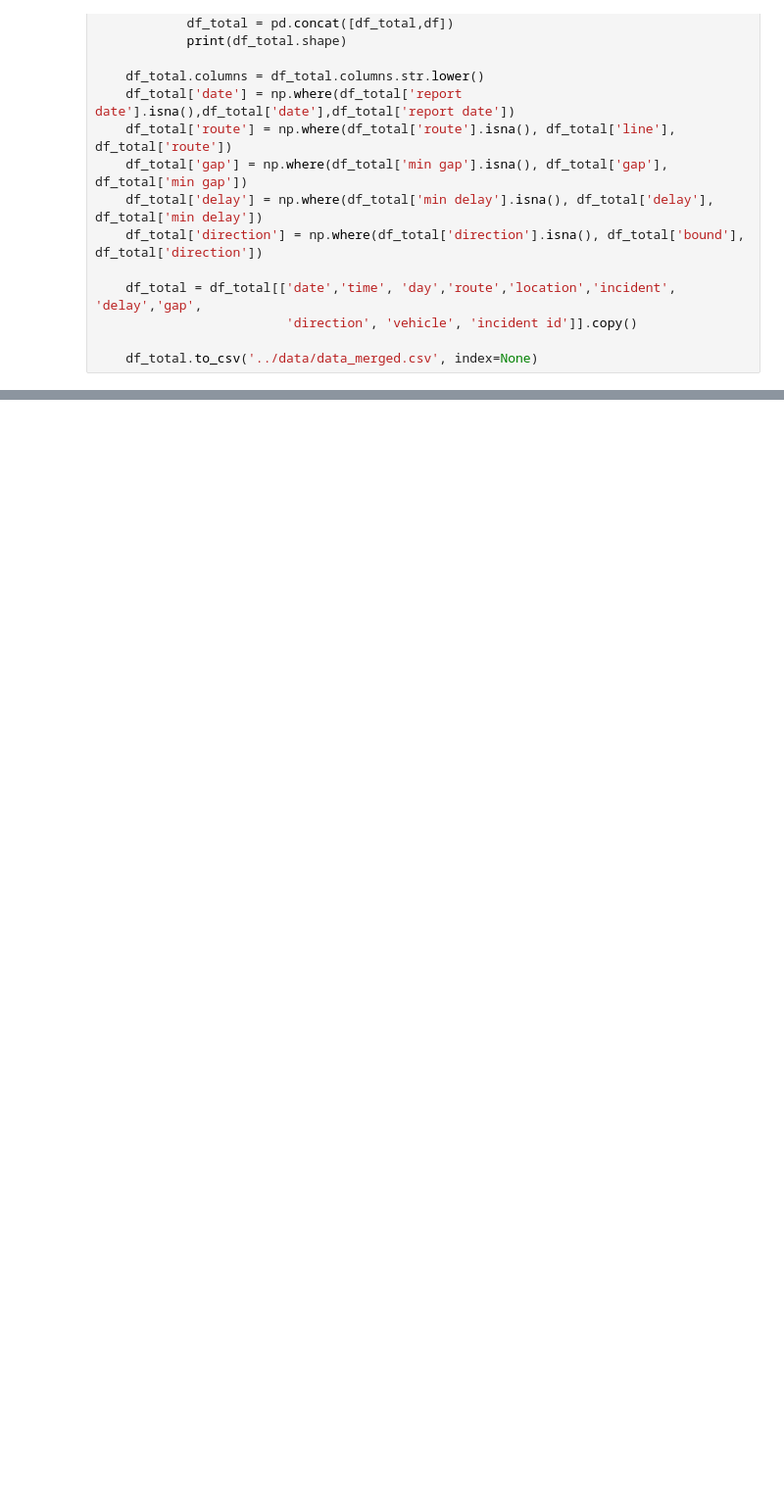
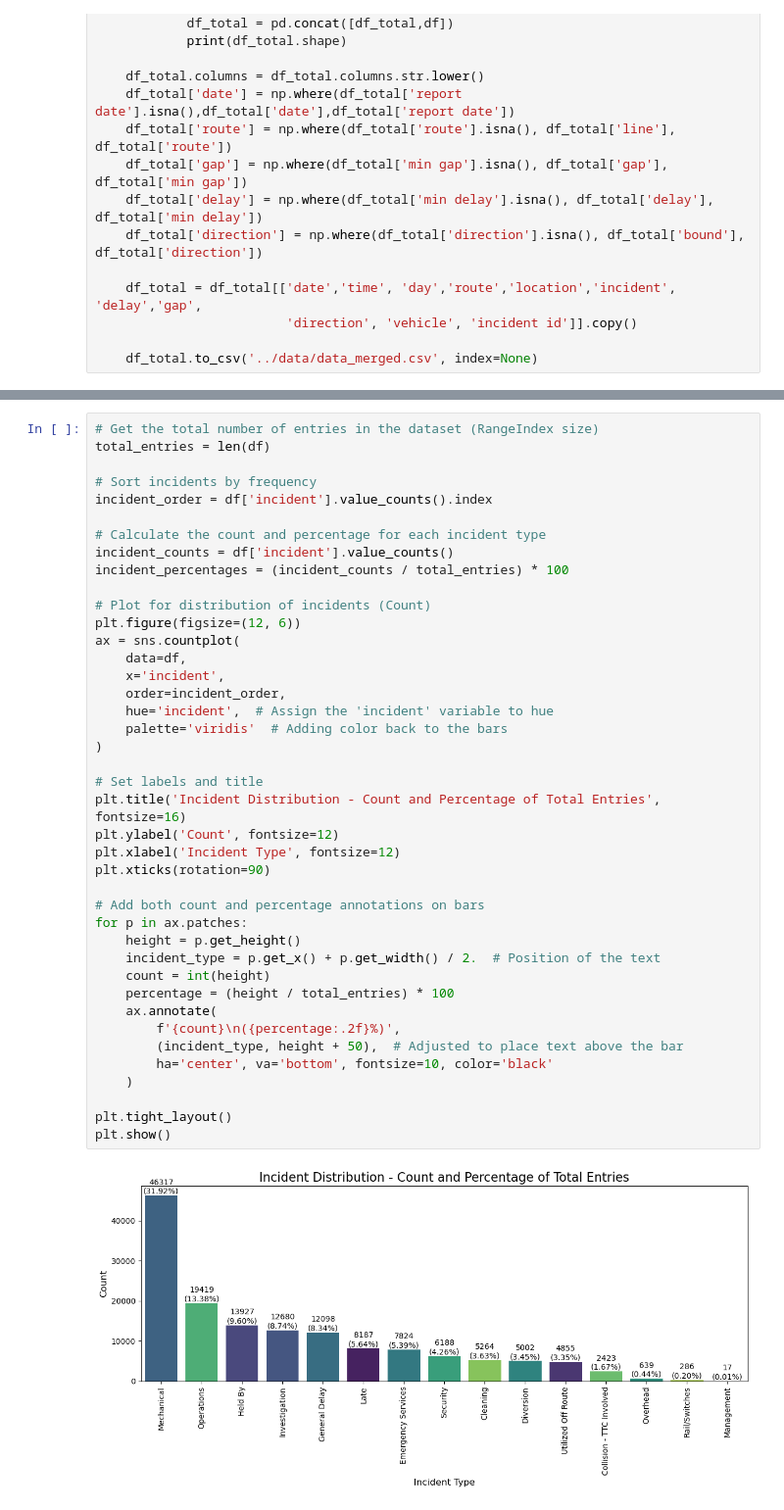
Before and after one commit to adastra21/ttc_streetcar_delays, a Jupyter notebook: notebooks/01_data_prep.ipynb, the cells around one changed output, grey strips where cells are left out. Shown at 98% size. Saved outputs shown, nothing was run; the diff lists cells and outputs as text; blank space fills up the shorter version.

```diff
--- a/notebooks/01_data_prep.ipynb
+++ b/notebooks/01_data_prep.ipynb
@@ -55,0 +193,43 @@ Processing ttc-streetcar-delay-data-2024.xlsx
+# %%
+# Get the total number of entries in the dataset (RangeIndex size)
+total_entries = len(df)
+
+# Sort incidents by frequency
+incident_order = df['incident'].value_counts().index
+
+# Calculate the count and percentage for each incident type
+incident_counts = df['incident'].value_counts()
+incident_percentages = (incident_counts / total_entries) * 100
+
+# Plot for distribution of incidents (Count)
+plt.figure(figsize=(12, 6))
+ax = sns.countplot(
+    data=df,
+    x='incident',
+    order=incident_order,
+    hue='incident',  # Assign the 'incident' variable to hue
+    palette='viridis'  # Adding color back to the bars
+)
+
+# Set labels and title
+plt.title('Incident Distribution - Count and Percentage of Total Entries', fontsize=16)
+plt.ylabel('Count', fontsize=12)
+plt.xlabel('Incident Type', fontsize=12)
+plt.xticks(rotation=90)
+
+# Add both count and percentage annotations on bars
+for p in ax.patches:
+    height = p.get_height()
+    incident_type = p.get_x() + p.get_width() / 2.  # Position of the text
+    count = int(height)
+    percentage = (height / total_entries) * 100
+    ax.annotate(
+        f'{count}\n({percentage:.2f}%)',
+        (incident_type, height + 50),  # Adjusted to place text above the bar
+        ha='center', va='bottom', fontsize=10, color='black'
+    )
+
+plt.tight_layout()
+plt.show()
+# %% [output]
+[figure, added]
```
Also changed, not shown: parts of 7 cells of this notebook.
